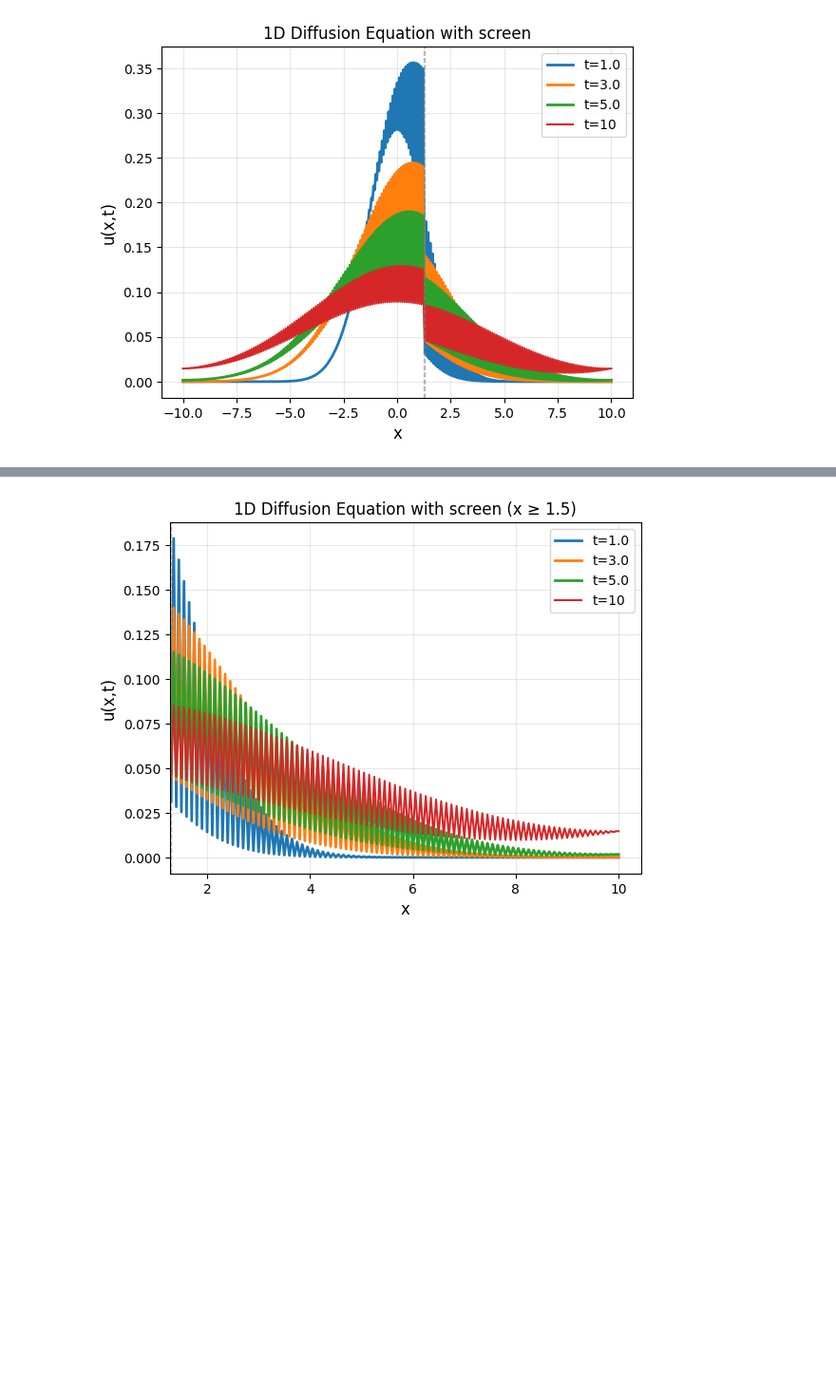
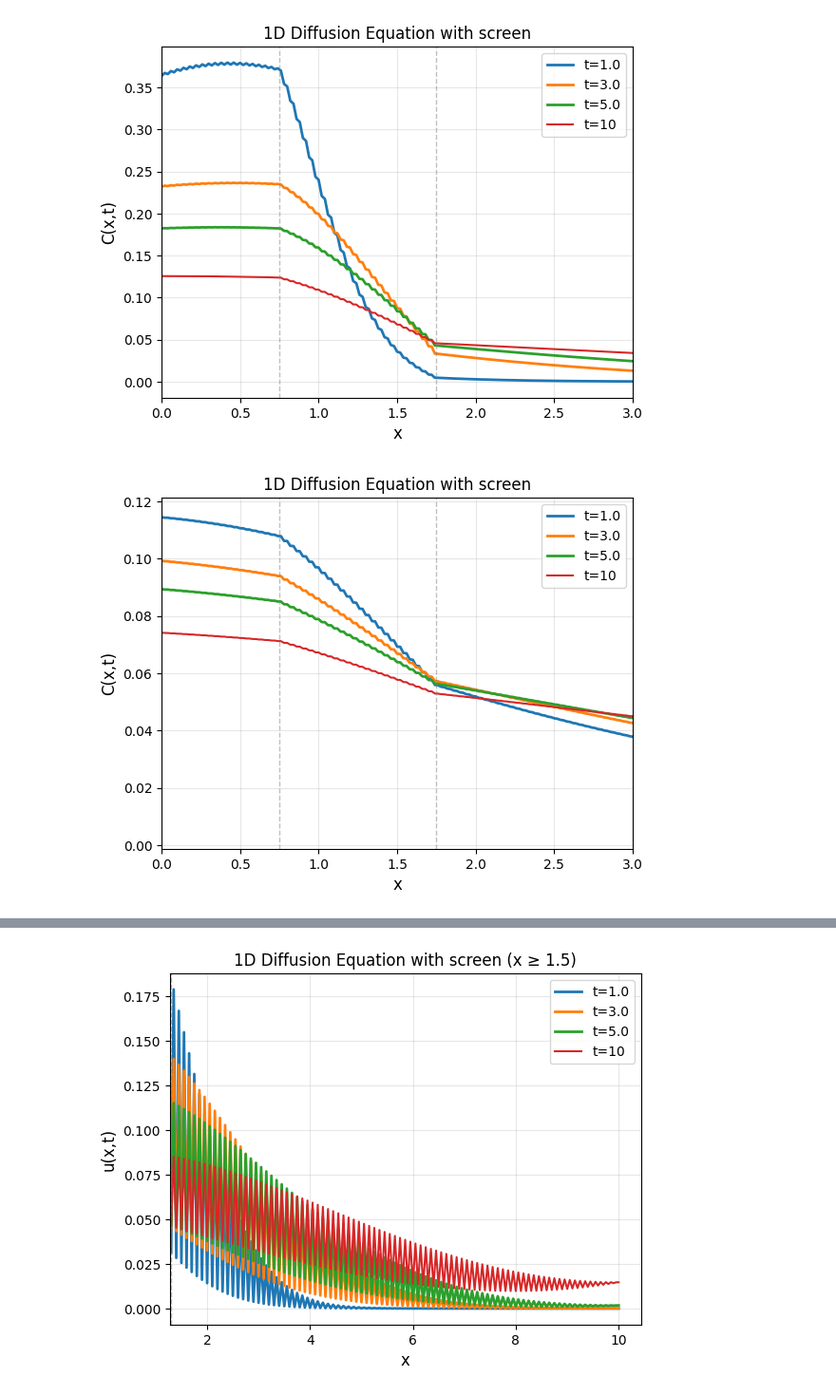
Before and after one commit to hinkleylg/Industrial-Project-1, a Jupyter notebook: Forward Euler + Centred Difference + Screen.ipynb, the cells around one changed output, grey strips where cells are left out. Shown: that part at 95% size. Saved outputs shown, nothing was run; the diff lists cells and outputs as text; code cells hidden in the pictures; blank space fills up the shorter version.

```diff
--- a/Forward Euler + Centred Difference + Screen.ipynb
+++ b/Forward Euler + Centred Difference + Screen.ipynb
@@ -12,8 +12,8 @@ def make_D(x, alpha, w):
     return D
 # %%
 # --- Implementation of Eulers method with CFD ---
-
-Nx_spaces = 400
+riemann_sums_alpha = {}
+Nx_spaces = 1000
 L = 10
 Nx_points = Nx_spaces + 1
 x = np.linspace(-L, L, Nx_points)
@@ -22,68 +22,65 @@ N = 30000
 T = 10
 Nt_points = N + 1
 t = np.linspace(0, T, Nt_points)
 
 dx = x[1] - x[0]
 dt = t[1] - t[0]
 C = dt / (2 * dx)
 
 # Diffusion coefficient
 def make_D(x, alpha, w):
     D = np.ones_like(x)
     D[np.abs(x - 1.25) <= w/2] = alpha   # reduce diffusion inside the screen region
     return D
 
-
-alpha = 0.01
-
-D = make_D(x, alpha, w)
+screen = 1.25
+w = 1
+alphas = [0.1,0.3]
 
 
 # Initial condition: Gaussian δ(x)
 sigma = 2 * dx
 u = (1 / np.sqrt(2 * np.pi * sigma**2)) * np.exp(-(x)**2 / (2 * sigma**2))
 u0 = u.copy()
 
 # Times to save and plot
 save_times = [1, 3, 5, 10]
 save_indices = [int(t_val / dt) for t_val in save_times]
 u_solutions = {}
 
-# Analytic Gaussian solution at time t = Nt*dt
-def analytic_solution(x, t_exact):
-    u_exact = 1 / np.sqrt(2 * np.pi * (sigma0 ** 2 + 2 * t_exact)) * np.exp(-(x**2) / (2*(sigma0**2 + 2*t_exact)))
-    return u_exact
+for alpha in alphas:
+    D = make_D(x, alpha, w)
+    # Forward Euler time stepping
+    F = np.zeros_like(D)
+    for n in range(N):
+        u_new = u.copy()
+        for j in range(1, Nx_points - 1):
+            F[j] = D[j] * ((u[j+1] - u[j-1]) / (2 * dx) )
+            u_new[j] = u[j] + C * (F[j+1] - F[j-1])
+        # Neumann BCs
+        u_new[0] = u_new[1]
+        u_new[-1] = u_new[-2]
+        u = u_new
 
+        # Save solutions at specified times
+        if n in save_indices:
+            u_solutions[n * dt] = u.copy()
 
-# Forward Euler time stepping
-F = np.zeros_like(D)
-for n in range(N):
-    u_new = u.copy()
-    for j in range(1, Nx_points - 1):
-        F[j] = D[j] * ((u[j+1] - u[j-1]) / (2 * dx) )
-        u_new[j] = u[j] + C * (F[j+1] - F[j-1])
-    # Neumann BCs
-    u_new[0] = u_new[1]
-    u_new[-1] = u_new[-2]
-    u = u_new
+    actual_times = sorted(u_solutions.keys())
 
-    # Save solutions at specified times
-    if n in save_indices:
-        u_solutions[n * dt] = u.copy()
-
-actual_times = sorted(u_solutions.keys())
-
-for i, t_key in enumerate(actual_times):
-    plt.plot(x, u_solutions[t_key],
-             label=f't={t_key:.1f}', linewidth=2)
-plt.plot(x, u, label=f't={T}')
-plt.axvline(x=screen - w/2, linestyle='--', color='gray', lw=1, alpha=0.5)
-plt.axvline(x=screen + w/2, linestyle='--', color='gray', lw=1, alpha=0.5)
-plt.xlabel('x', fontsize=12)
-plt.ylabel('u(x,t)', fontsize=12)
-plt.title('1D Diffusion Equation with screen')
-plt.grid(True, alpha=0.3)
-plt.legend()
-plt.show()
+    for i, t_key in enumerate(actual_times):
+        plt.plot(x, u_solutions[t_key],
+                label=f't={t_key:.1f}', linewidth=2)
+    plt.plot(x, u, label=f't={T}')
+    plt.axvline(x=screen - w/2, linestyle='--', color='gray', lw=1, alpha=0.5)
+    plt.axvline(x=screen + w/2, linestyle='--', color='gray', lw=1, alpha=0.5)
+    plt.xlabel('x', fontsize=12)
+    plt.ylabel('C(x,t)', fontsize=12)
+    plt.title('1D Diffusion Equation with screen')
+    plt.grid(True, alpha=0.3)
+    plt.xlim(left = 0, right = 3)
+    plt.legend()
+    plt.show()
 # %% [output]
-[figure, old version]
+[figure, new version]
+[figure, added]
```
Also changed, not shown: parts of 7 cells of this notebook.
